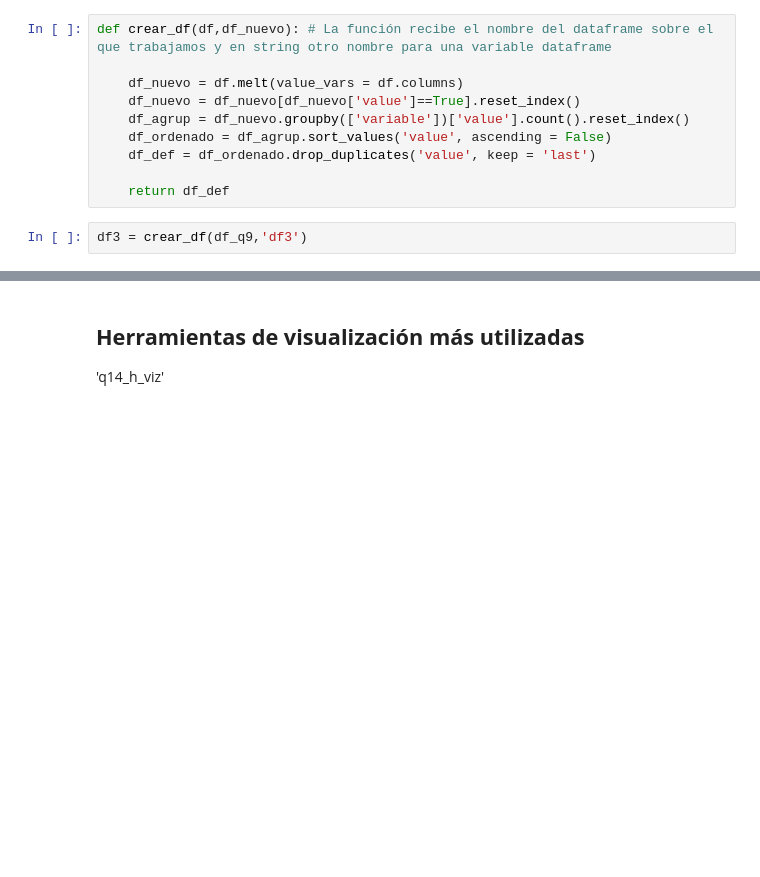
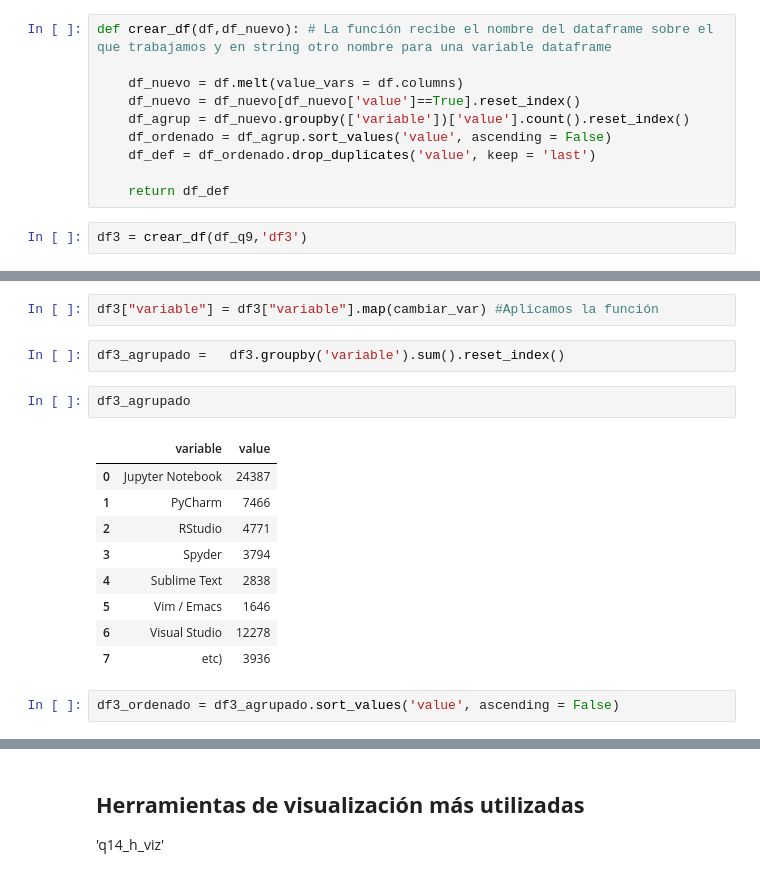
Before and after one commit to Adalab/project2-da-promo-c-modulo-2-team4, a Jupyter notebook: 04- Preguntas/4.3. Pregunta3_i.ipynb, the cells around one changed output, grey strips where cells are left out. Cells and saved outputs as stored; diff of their text form; blank space fills up the shorter version.

```diff
--- a/04- Preguntas/4.3. Pregunta3_i.ipynb
+++ b/04- Preguntas/4.3. Pregunta3_i.ipynb
@@ -665,3 +672,21 @@ df3.head(5)
+# %%
+df3["variable"] = df3["variable"].map(cambiar_var) #Aplicamos la función
+# %%
+df3_agrupado =   df3.groupby('variable').sum().reset_index()
+# %%
+df3_agrupado
+# %% [output]
+|  | variable | value |
+| 0 | Jupyter Notebook | 24387 |
+| 1 | PyCharm | 7466 |
+| 2 | RStudio | 4771 |
+| 3 | Spyder | 3794 |
+| 4 | Sublime Text | 2838 |
+| 5 | Vim / Emacs | 1646 |
+| 6 | Visual Studio | 12278 |
+| 7 | etc) | 3936 |
+# %%
+df3_ordenado = df3_agrupado.sort_values('value', ascending = False)
 # %%
 
 plt.figure(figsize = (8,5))
```
Also changed, not shown: parts of 16 cells of this notebook, 1 other file.
